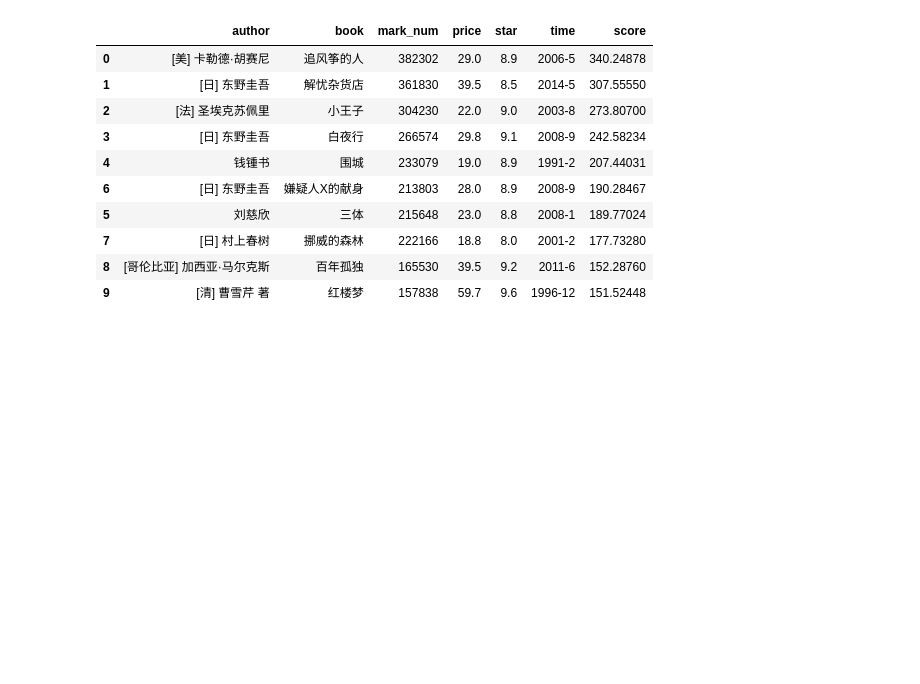
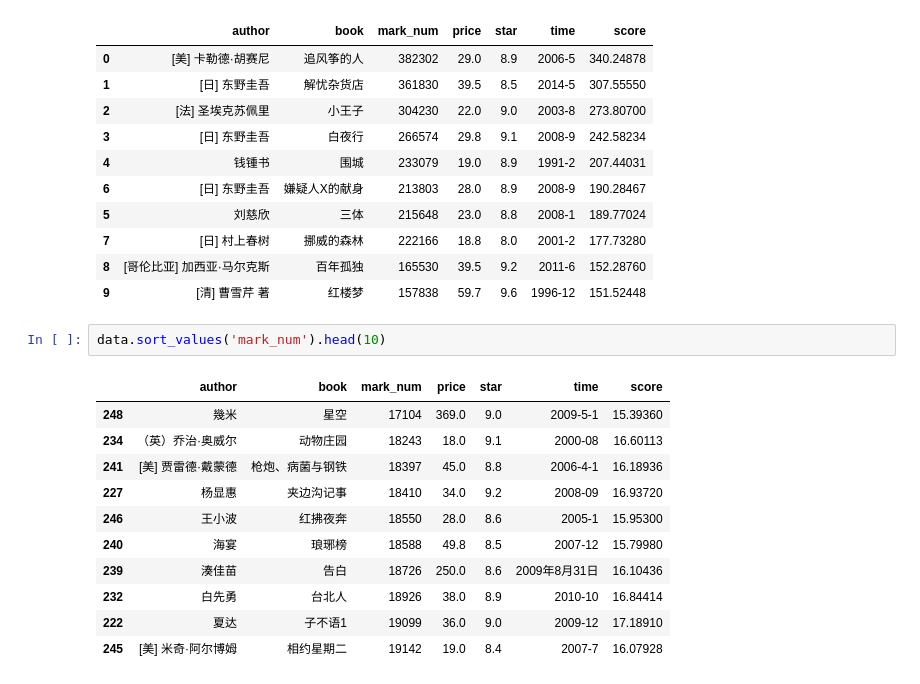
Before and after one commit to chenxj1101/douban, a Jupyter notebook: book250.ipynb, the cells around one changed output. Drawn from its saved outputs; the diff is of its cells as text; blank space fills up the shorter version.

```diff
--- a/book250.ipynb
+++ b/book250.ipynb
@@ -206,3 +206,17 @@ data.sort_values('score', ascending=False).head(10)
 | 7 | [日] 村上春树 | 挪威的森林 | 222166 | 18.8 | 8.0 | 2001-2 | 177.73280 |
 | 8 | [哥伦比亚] 加西亚·马尔克斯 | 百年孤独 | 165530 | 39.5 | 9.2 | 2011-6 | 152.28760 |
 | 9 | [清] 曹雪芹 著 | 红楼梦 | 157838 | 59.7 | 9.6 | 1996-12 | 151.52448 |
+# %%
+data.sort_values('mark_num').head(10)
+# %% [output]
+|  | author | book | mark_num | price | star | time | score |
+| 248 | 幾米 | 星空 | 17104 | 369.0 | 9.0 | 2009-5-1 | 15.39360 |
+| 234 | （英）乔治·奥威尔 | 动物庄园 | 18243 | 18.0 | 9.1 | 2000-08 | 16.60113 |
+| 241 | [美] 贾雷德·戴蒙德 | 枪炮、病菌与钢铁 | 18397 | 45.0 | 8.8 | 2006-4-1 | 16.18936 |
+| 227 | 杨显惠 | 夹边沟记事 | 18410 | 34.0 | 9.2 | 2008-09 | 16.93720 |
+| 246 | 王小波 | 红拂夜奔 | 18550 | 28.0 | 8.6 | 2005-1 | 15.95300 |
+| 240 | 海宴 | 琅琊榜 | 18588 | 49.8 | 8.5 | 2007-12 | 15.79980 |
+| 239 | 湊佳苗 | 告白 | 18726 | 250.0 | 8.6 | 2009年8月31日 | 16.10436 |
+| 232 | 白先勇 | 台北人 | 18926 | 38.0 | 8.9 | 2010-10 | 16.84414 |
+| 222 | 夏达 | 子不语1 | 19099 | 36.0 | 9.0 | 2009-12 | 17.18910 |
+| 245 | [美] 米奇·阿尔博姆 | 相约星期二 | 19142 | 19.0 | 8.4 | 2007-7 | 16.07928 |
```
Also changed, not shown: parts of 5 cells of this notebook.
